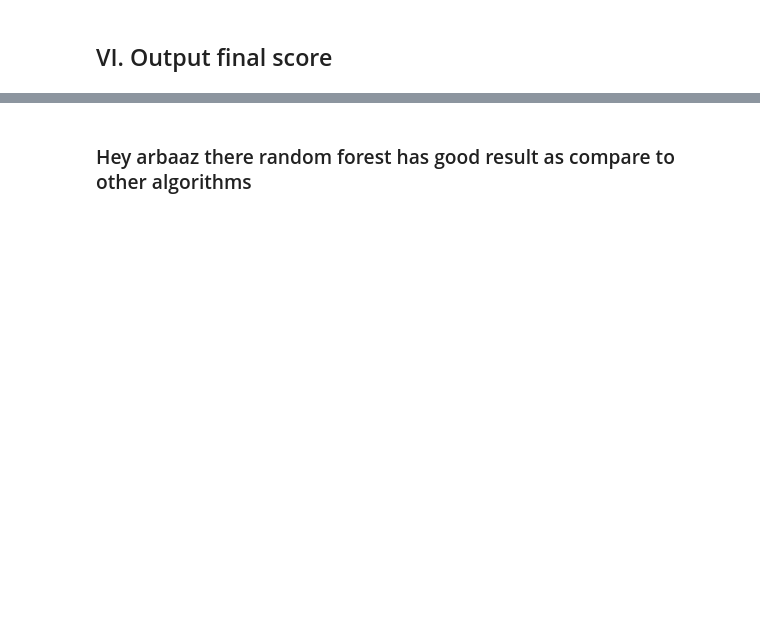
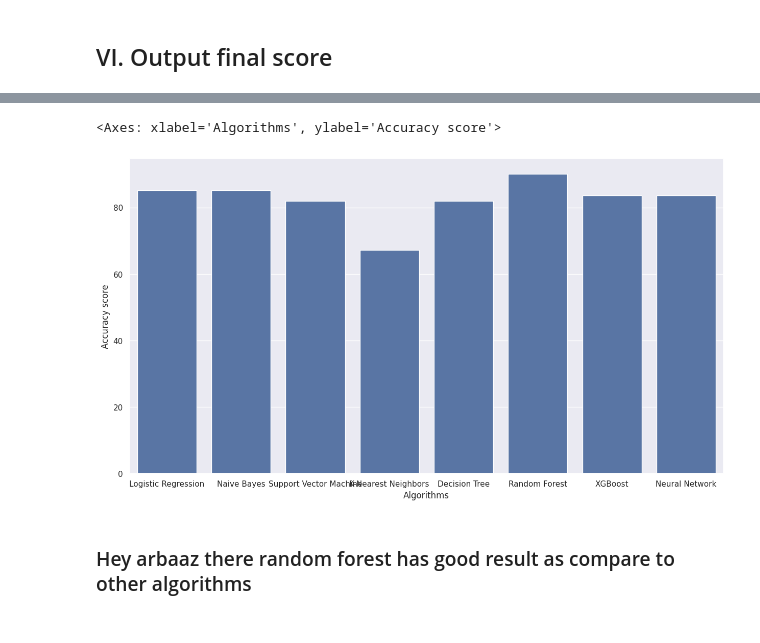
Before and after one commit to iamchenchu/Heart-Disease-Prediction, a Jupyter notebook: Heart_disease_prediction.ipynb, the cells around one changed output, grey strips where cells are left out. Cells and saved outputs as stored; diff of their text form; code cells hidden in the pictures; blank space fills up the shorter version.

```diff
--- a/Heart_disease_prediction.ipynb
+++ b/Heart_disease_prediction.ipynb
@@ -563,8 +605,11 @@ for i in range(len(algorithms)):
 # %%
 sns.set(rc={'figure.figsize':(15,8)})
 plt.xlabel("Algorithms")
 plt.ylabel("Accuracy score")
 
-sns.barplot(algorithms,scores)
+sns.barplot(x=algorithms, y=scores)
+# %% [output]
+<Axes: xlabel='Algorithms', ylabel='Accuracy score'>
+[figure, added]
 # %% [markdown]
 ### Hey arbaaz there random forest has good result as compare to other algorithms <br> <br>
```
Also changed, not shown: parts of 9 cells of this notebook.
